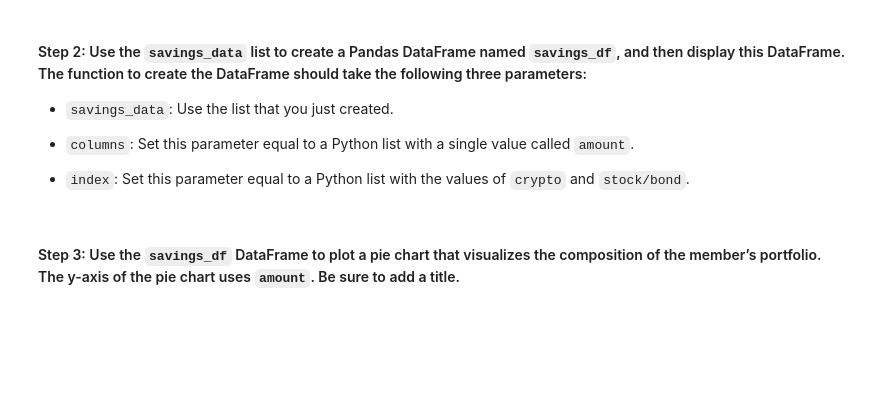
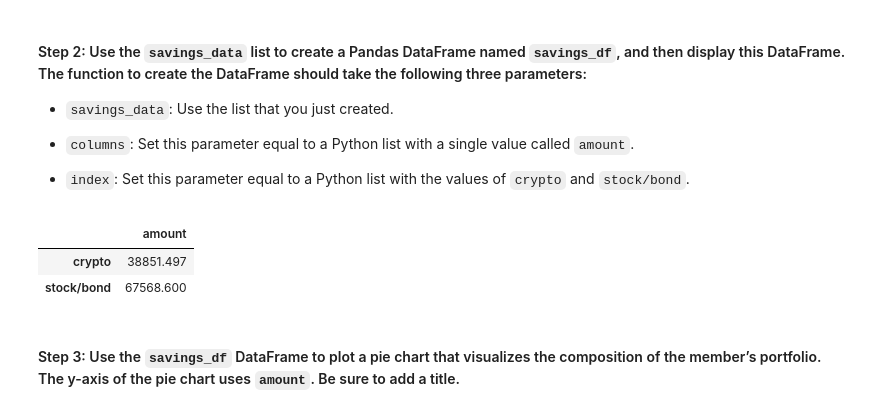
Before and after one commit to AnaFilipaMartelo/Challenge5, a Jupyter notebook: financial_planning_tools.ipynb, the cells around one changed output. Drawn from its saved outputs; the diff is of its cells as text; code cells hidden in the pictures; blank space fills up the shorter version.

```diff
--- a/financial_planning_tools.ipynb
+++ b/financial_planning_tools.ipynb
@@ -220,9 +218,9 @@ while prior_weekday.weekday() >= 5:  # If prior weekday is Saturday or Sunday
     prior_weekday -= pd.DateOffset(days=1)
 
 # Format the prior weekday as an ISO-formatted string
-prior_weekday_str = prior_weekday.isoformat()
+prior_weekday_str = prior_weekday.isoformat().split('T')[0]
 # Set both the start and end date at the date of your prior weekday
-start_date= end_date = prior_weekday_str
+start_date = end_date = prior_weekday_str
 # %% [markdown]
 #### Step 4: Get the current closing prices for `SPY` and `AGG` by using the Alpaca `get_bars` function. Format the response as a Pandas DataFrame by including the `df` property at the end of the `get_bars` function.
 # %%
@@ -276,6 +281,6 @@ print(f"The current value of the 200 shares of AGG is ${agg_value:0.2f}")
 # %%
 # Calculate the current value of the stock portion of the portfolio
-spy_value = 1spy_close_price * 110
+spy_value = spy_close_price * 110
 
 # Print the current value of the stock portfolio
 print(f"The current value of the 110 shares of SPY is ${spy_value:0.2f}")
@@ -282,6 +289,6 @@ print(f"The current value of the 110 shares of SPY is ${spy_value:0.2f}")
 # %%
 # Calculate the total value of the stock and bond portion of the portfolio
-total_stocks_bonds = agg_value + spy_valule
+total_stocks_bonds = agg_value + spy_value
 
 # Print the current balance of the stock and bond portion of the portfolio
 print(f"The current value of the entire portfolio is ${total_stocks_bonds:0.2f}")
@@ -338,15 +351,19 @@ savings_data
 - `index`: Set this parameter equal to a Python list with the values of `crypto` and `stock/bond`.
 # %%
 # Create a Pandas DataFrame called savings_df
-savings_df = pd.Dateframe(
+savings_df = pd.DataFrame(
     data = savings_data,
     columns = ["amount"],
     index = ["crypto" , "stock/bond"]
 
 )
 
 # Display the savings_df DataFrame
 savings_df
+# %% [output]
+|  | amount |
+| crypto | 38851.497 |
+| stock/bond | 67568.600 |
 # %% [markdown]
 #### Step 3: Use the `savings_df` DataFrame to plot a pie chart that visualizes the composition of the member’s portfolio. The y-axis of the pie chart uses `amount`. Be sure to add a title.
 # %%
```
Also changed, not shown: parts of 35 cells of this notebook.
